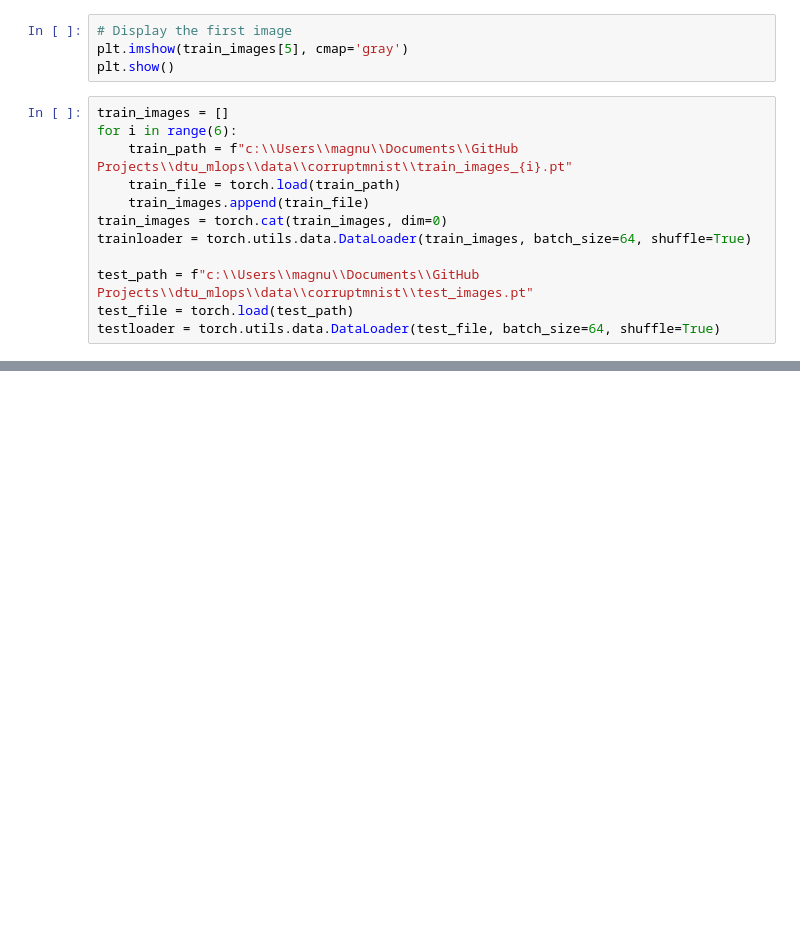
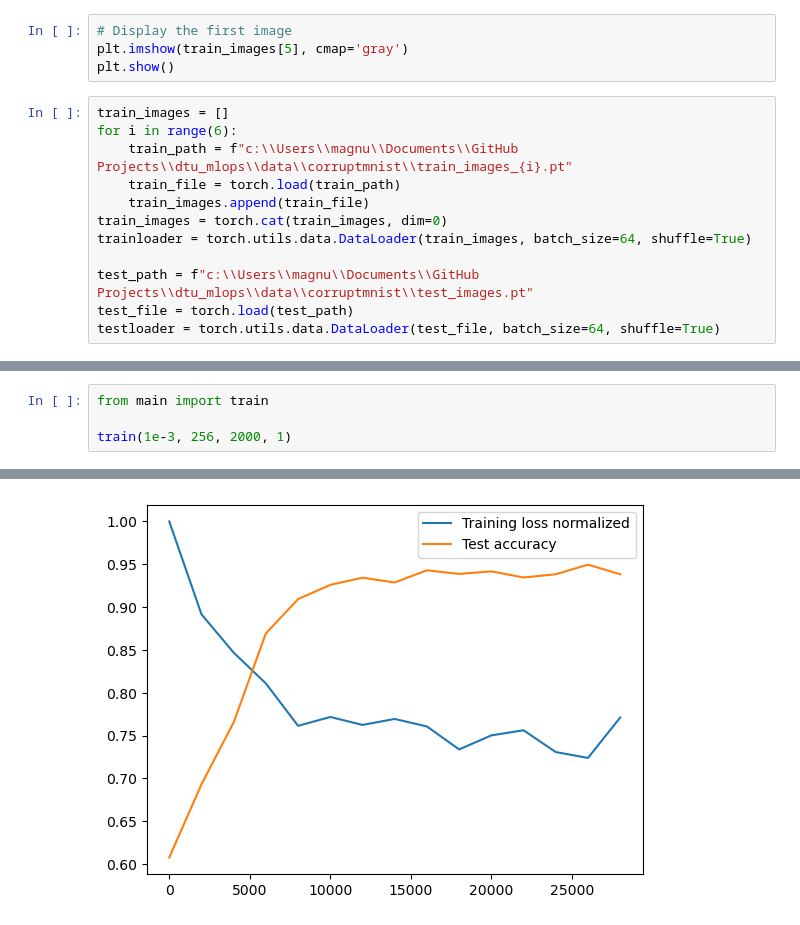
Before and after one commit to magn3144/dtu_mlops, a Jupyter notebook: s1_development_environment/exercise_files/final_exercise/test.ipynb, the cells around one changed output, grey strips where cells are left out. Cells and saved outputs as stored; diff of their text form; blank space fills up the shorter version.

```diff
--- a/s1_development_environment/exercise_files/final_exercise/test.ipynb
+++ b/s1_development_environment/exercise_files/final_exercise/test.ipynb
@@ -33,0 +61,5 @@ testloader = torch.utils.data.DataLoader(test_file, batch_size=64, shuffle=True)
+# %%
+from main import train
+
+train(1e-3, 256, 2000, 1)
+# %% [output]
@@ -33,0 +67 @@ testloader = torch.utils.data.DataLoader(test_file, batch_size=64, shuffle=True)
+[figure, added]
```
Also changed, not shown: parts of 3 cells of this notebook, 4 other files.
